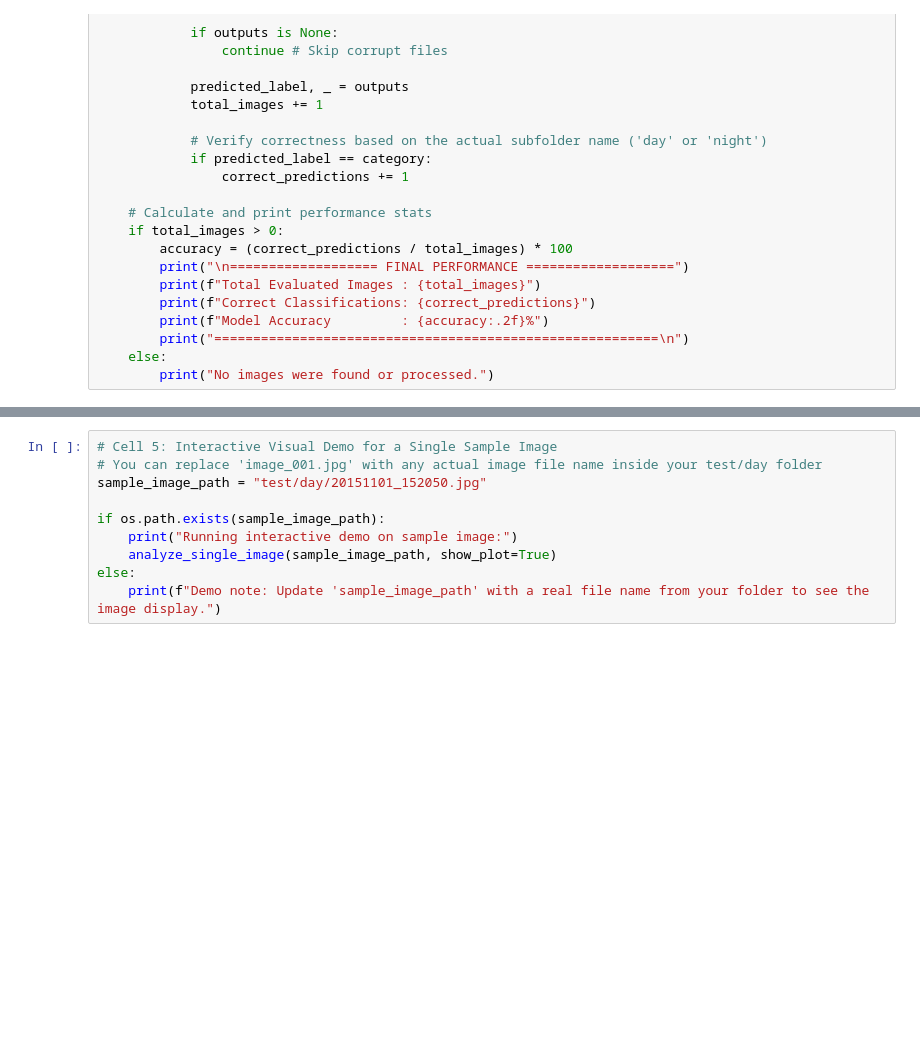
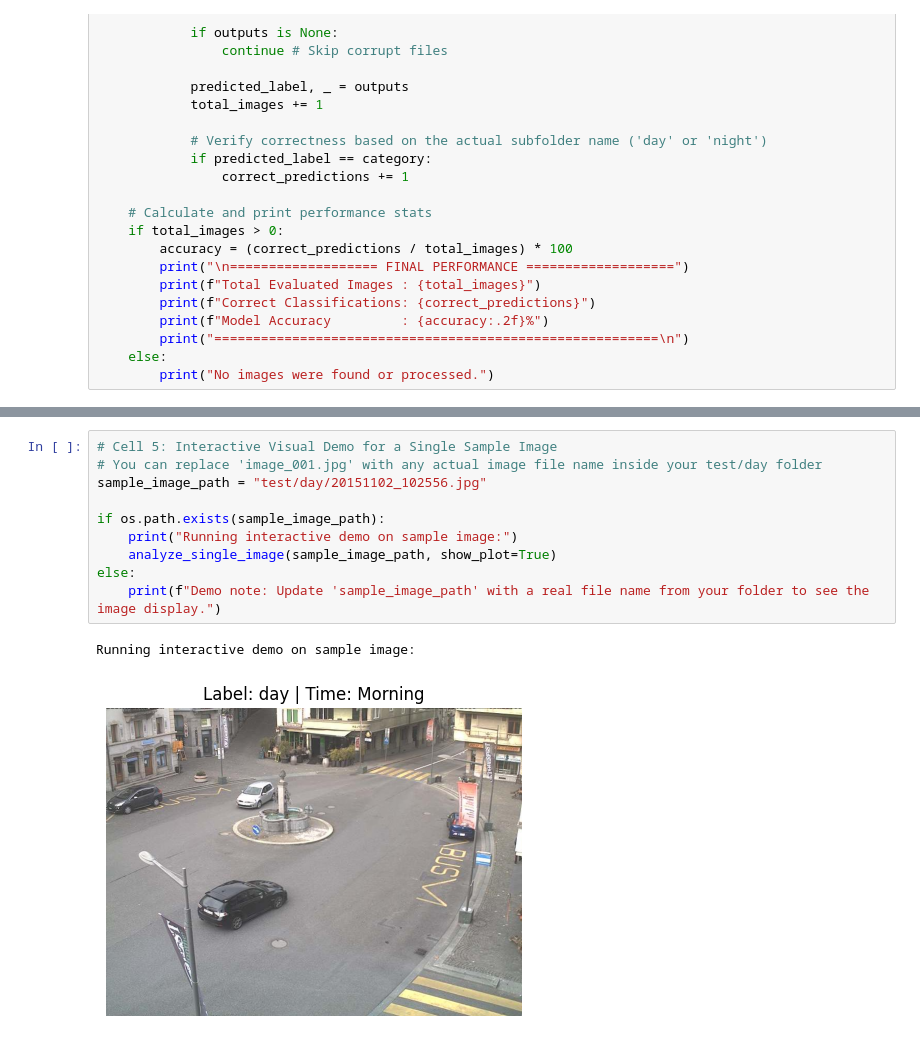
Before and after one commit to ghadi1927t-cell/Day-vs.-Night-Classification, a Jupyter notebook: Day_vs_Night_Classification_and_Time_Estimation.ipynb, the cells around one changed output, grey strips where cells are left out. Drawn from its saved outputs; the diff is of its cells as text; blank space fills up the shorter version.

```diff
--- a/Day_vs_Night_Classification_and_Time_Estimation.ipynb
+++ b/Day_vs_Night_Classification_and_Time_Estimation.ipynb
@@ -153,10 +167,13 @@ No images were found or processed.
 # %%
 # Cell 5: Interactive Visual Demo for a Single Sample Image
 # You can replace 'image_001.jpg' with any actual image file name inside your test/day folder
-sample_image_path = "test/day/20151101_152050.jpg"
+sample_image_path = "test/day/20151102_102556.jpg"
 
 if os.path.exists(sample_image_path):
     print("Running interactive demo on sample image:")
     analyze_single_image(sample_image_path, show_plot=True)
 else:
     print(f"Demo note: Update 'sample_image_path' with a real file name from your folder to see the image display.")
+# %% [output]
+Running interactive demo on sample image:
+[figure, added]
```
Also changed, not shown: parts of 2 cells of this notebook.
